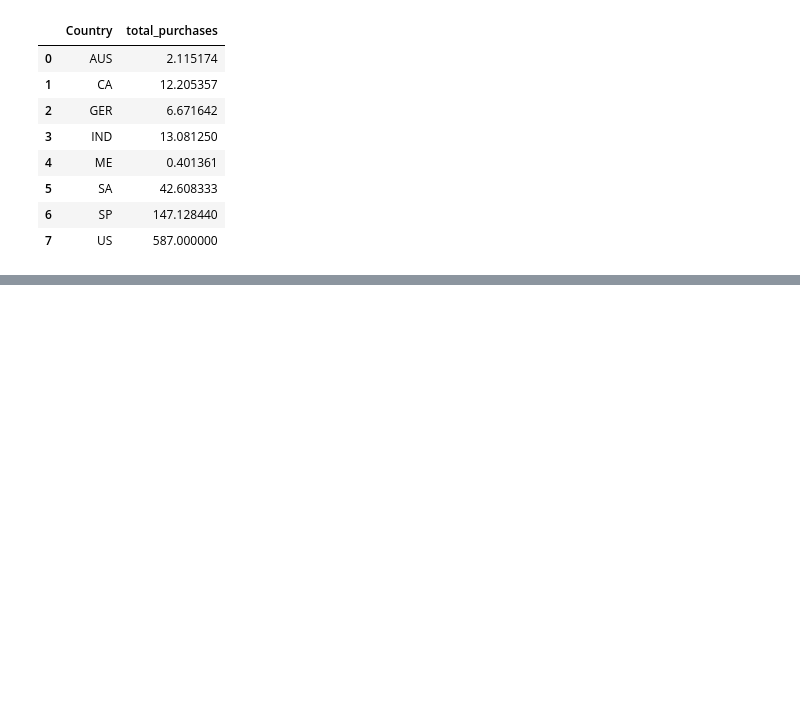
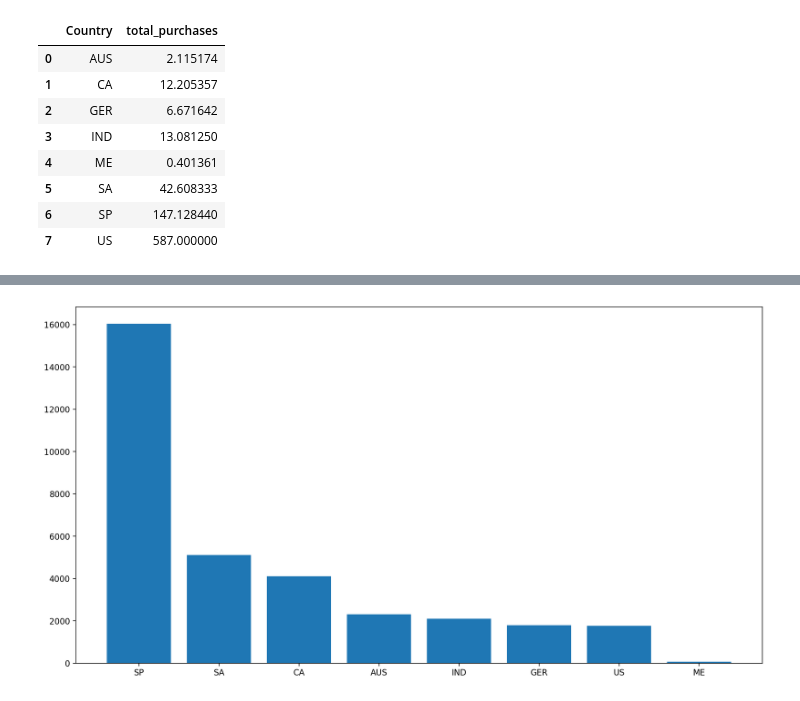
Before and after one commit to 98hyun/DACON, a Jupyter notebook: [kaggle]Marketing Analytics/business-analytics-with-marketing-data.ipynb, the cells around one changed output, grey strips where cells are left out. Cells and saved outputs as stored; diff of their text form; code cells hidden in the pictures; blank space fills up the shorter version.

```diff
--- a/[kaggle]Marketing Analytics/business-analytics-with-marketing-data.ipynb
+++ b/[kaggle]Marketing Analytics/business-analytics-with-marketing-data.ipynb
@@ -284,0 +311,12 @@ display(country_pchs.style.background_gradient(cmap=plt.get_cmap('binary')))
+# %%
+# question 2-2
+
+temp=data.groupby('Country')['total_purchases'].sum().sort_values(ascending=False)
+
+fig,ax=plt.subplots(1,1,figsize=(15,8),dpi=200)
+
+ax.bar(x=temp.index,height=temp)
+
+plt.show()
+# %% [output]
+[figure, added]
```
Also changed, not shown: parts of 23 cells of this notebook.
